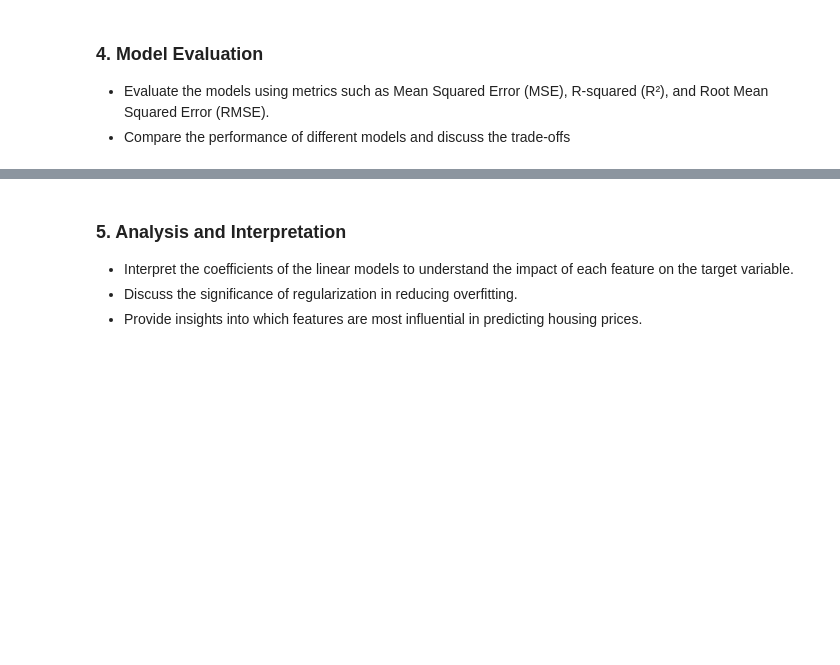
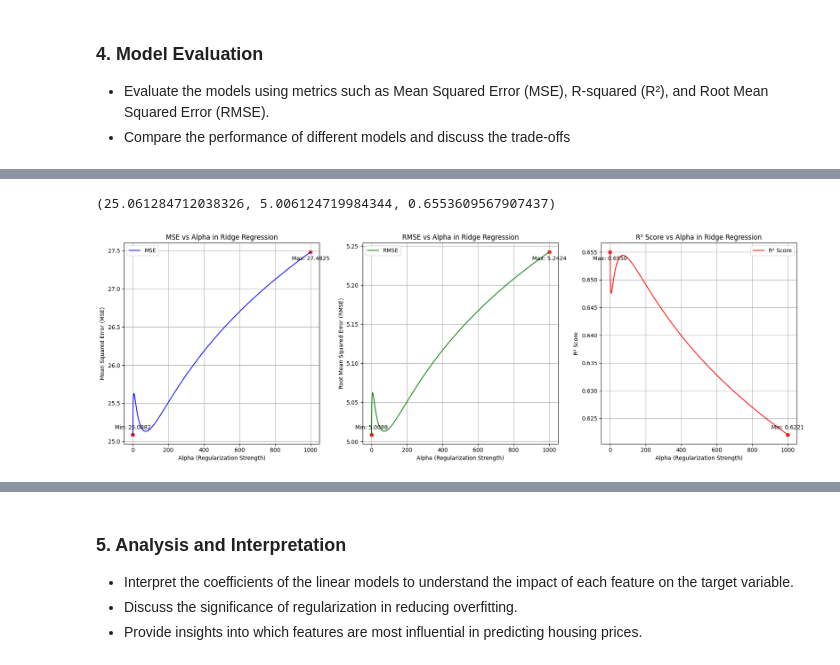
Before and after one commit to vKenjo/CS-ELEC-ML, a Jupyter notebook: SA#1/Boston_House_Price_Prediction.ipynb, the cells around one changed output, grey strips where cells are left out. Saved outputs shown, nothing was run; the diff lists cells and outputs as text; code cells hidden in the pictures; blank space fills up the shorter version.

```diff
--- a/SA#1/Boston_House_Price_Prediction.ipynb
+++ b/SA#1/Boston_House_Price_Prediction.ipynb
@@ -611,25 +509,0 @@ Gradient Boosting Regression R²: 0.9220
-# %%
-from sklearn.inspection import permutation_importance
-from sklearn.model_selection import GridSearchCV, RandomizedSearchCV
-from sklearn.ensemble import RandomForestRegressor
-
-# Define model
-model = RandomForestRegressor(random_state=42)
-
-# Define hyperparameter grid
-param_grid = {'n_estimators': [50, 100, 200], 'max_depth': [None, 10, 20]}
-
-# Run Grid Search
-grid_search = GridSearchCV(model, param_grid, cv=5, scoring='neg_mean_squared_error', n_jobs=-1)
-grid_search.fit(X_train, y_train)
-
-# Assign best model
-best_model = grid_search.best_estimator_
-
-# Ensure best_model is defined before using it
-result = permutation_importance(best_model, X_test, y_test, scoring='neg_mean_squared_error', n_repeats=10, random_state=42)
-
-# Display feature importance
-feature_importance = sorted(zip(X_train.columns, result.importances_mean), key=lambda x: x[1], reverse=True)
-for feature, importance in feature_importance:
-    print(f"Feature: {feature}, Importance: {importance}")
@@ -772,0 +608,4 @@ Model Evaluation Summary:
+# %%
+evaluate_model_linear(X_train, y_train, X_test, y_test)
+# %% [output]
+(25.061284712038326, 5.006124719984344, 0.6553609567907437)
@@ -772,0 +681,4 @@ Model Evaluation Summary:
+# %%
+graph_ridge_performance(X_train, y_train, X_test, y_test, 1000.1)
+# %% [output]
+[figure, added]
```
Also changed, not shown: parts of 39 cells of this notebook.
